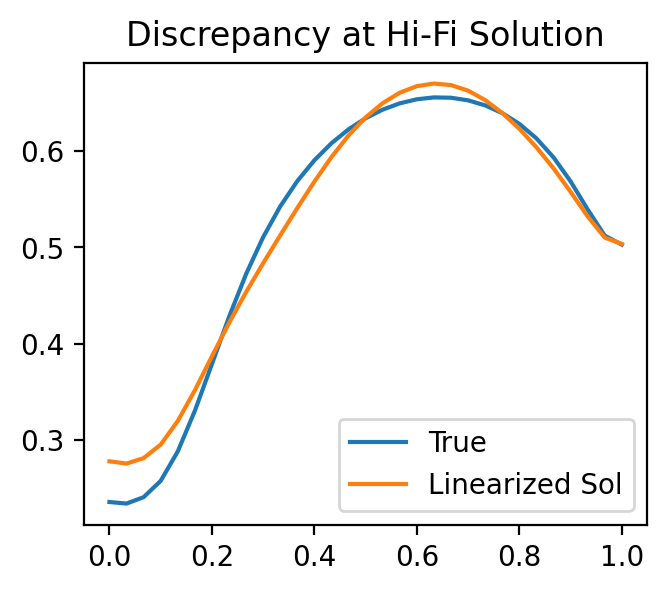
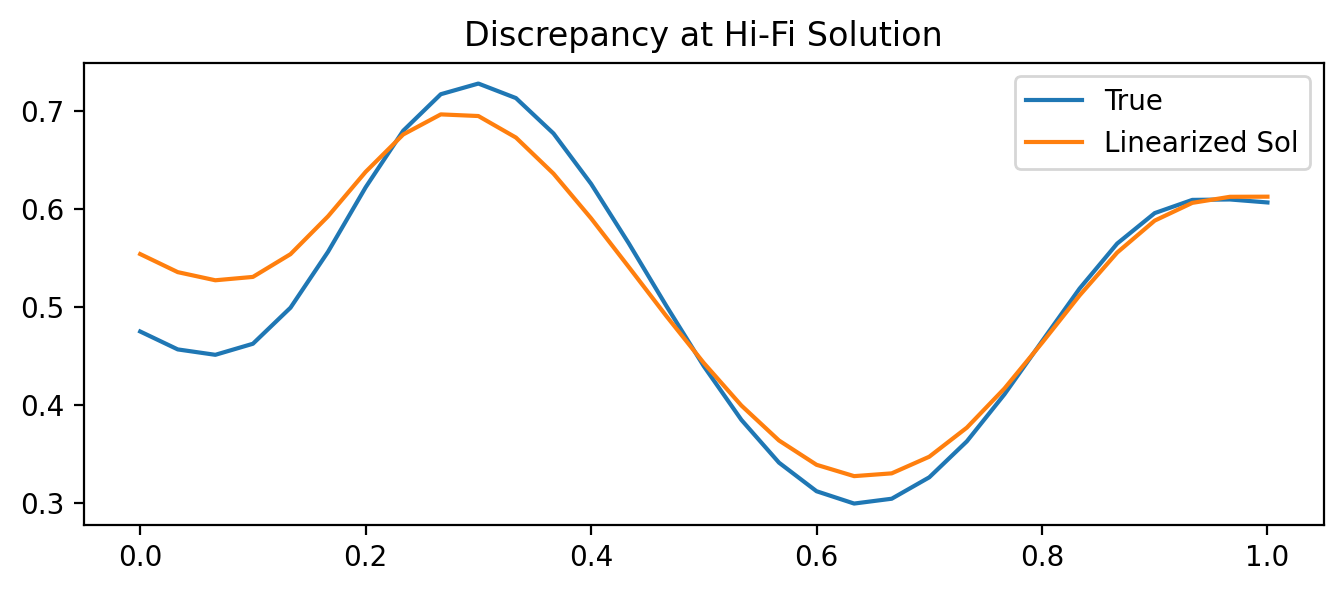
The change to this notebook cell's code, shown as a diff; its figure went from the first image to the second:
--- before
+++ after
@@ -1,6 +1,6 @@
 plt.figure(figsize=(8, 3))
-plt.subplot(1, 2, 1)
-vertex_plot(kt_lofi+d_hifi, label='True')
-vertex_plot(kt_lofi+d_lin_est, label=r'Linearized Sol')
+# plt.subplot(1, 2, 1)
+vertex_plot(kt_hifi+d_hifi, label='True')
+vertex_plot(kt_hifi+d_lin_est, label=r'Linearized Sol')
 plt.title("Discrepancy at Hi-Fi Solution")
 plt.legend();

Commit: Reverted reaction term combo